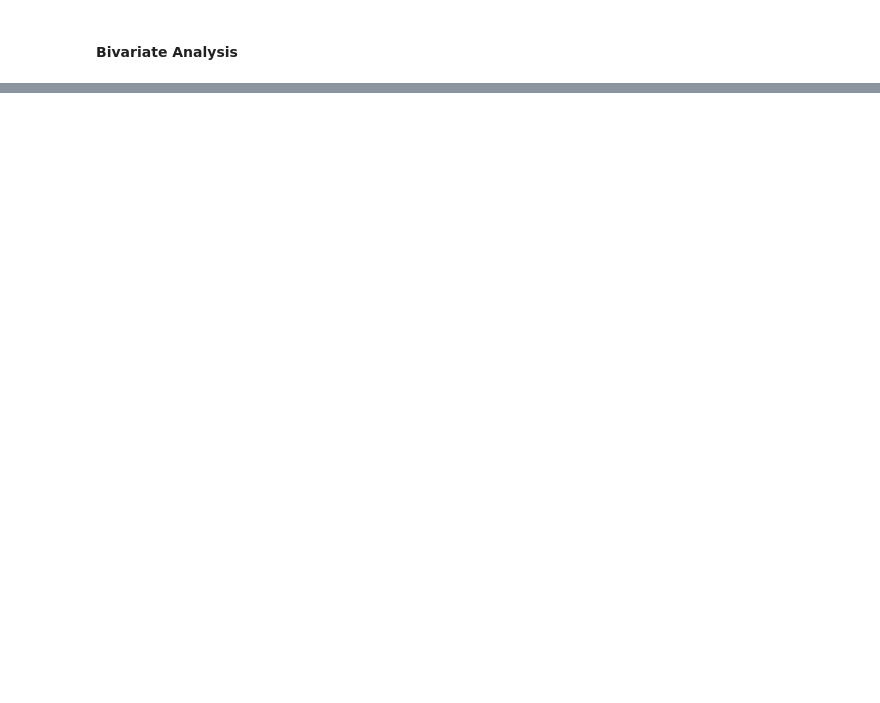
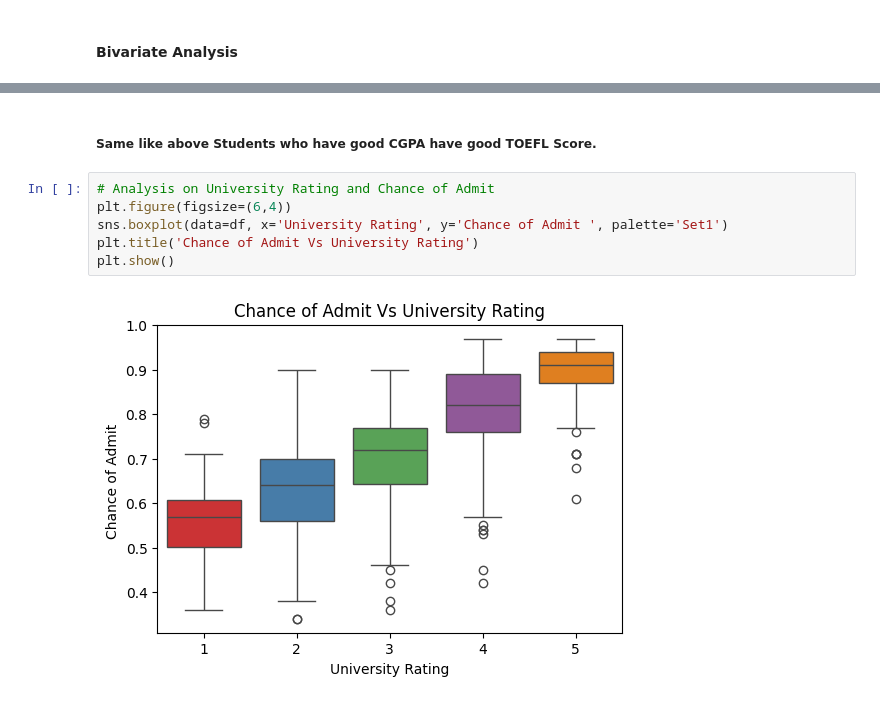
Before and after one commit to Aravind-91/JamboreeEducation--LinearRegression, a Jupyter notebook: JambooreEducation.ipynb, the cells around one changed output, grey strips where cells are left out. Saved outputs shown, nothing was run; the diff lists cells and outputs as text; blank space fills up the shorter version.

```diff
--- a/JambooreEducation.ipynb
+++ b/JambooreEducation.ipynb
@@ -183,0 +212,10 @@ plt.show()
+# %% [markdown]
+##### Same like above Students who have good CGPA have good TOEFL Score.
+# %%
+# Analysis on University Rating and Chance of Admit
+plt.figure(figsize=(6,4))
+sns.boxplot(data=df, x='University Rating', y='Chance of Admit ', palette='Set1')
+plt.title('Chance of Admit Vs University Rating')
+plt.show()
+# %% [output]
+[figure, added]
```
Also changed, not shown: parts of 23 cells of this notebook.
